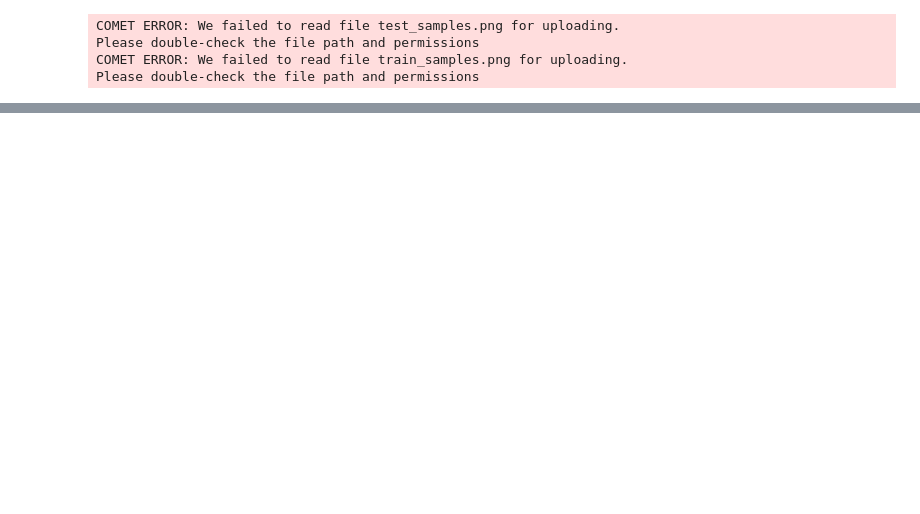
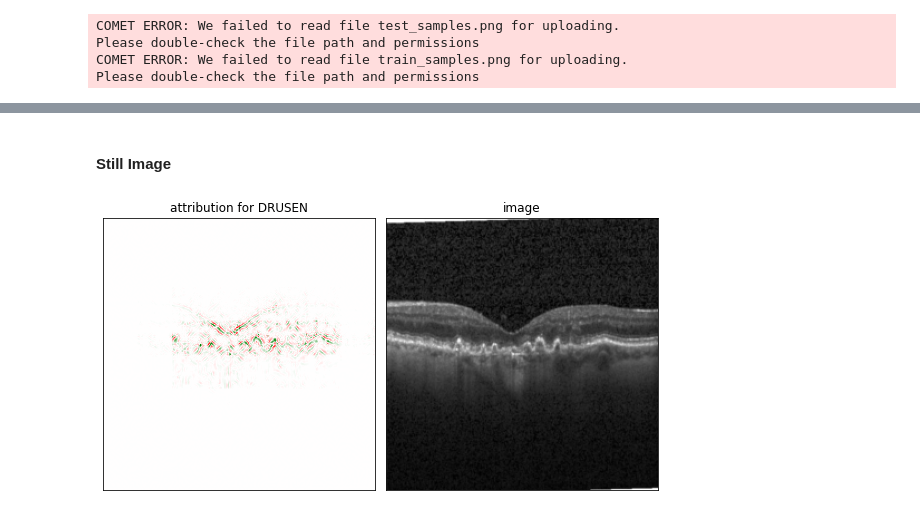
Before and after one commit to dssaenzml/simCLR_ML, a Jupyter notebook: SimCLR_OCT_Classifier_Midterm.ipynb, the cells around one changed output, grey strips where cells are left out. Cells and saved outputs as stored; diff of their text form; code cells hidden in the pictures; blank space fills up the shorter version.

```diff
--- a/SimCLR_OCT_Classifier_Midterm.ipynb
+++ b/SimCLR_OCT_Classifier_Midterm.ipynb
@@ -596,0 +672,34 @@ COMET INFO: Uploading 1 metrics, params and output messages
+# %% [markdown]
+#### Still Image
+# %%
+from PIL import Image
+from captum.attr import GuidedGradCam
+from captum.attr import visualization as viz
+
+center_crop = transforms.Compose([
+ transforms.Resize((244, 244)),
+ transforms.Grayscale(num_output_channels=3),
+])
+
+vis_types = ["heat_map", "original_image"]
+vis_signs = ["all", "all"] # "positive", "negative", or "all" to show both
+
+img = Image.open('/content/drive/MyDrive/Colab_Notebooks/OCT_Scans/OCT2017_M/test/DRUSEN-1173253-1.jpeg')
+
+input = transform(img)
+input = input.unsqueeze(0)
+
+guided_gc = GuidedGradCam(model_tuned, model_tuned.embeddings.encoder.layer4)
+attribution = guided_gc.attribute(input.cuda(), 3)
+
+attribution_cnv = np.transpose(attribution.squeeze().cpu().detach().numpy(), (1,2,0))
+
+_ = viz.visualize_image_attr_multiple(attribution_cnv,
+                                      np.array(center_crop(img)),
+                                      vis_types,
+                                      vis_signs,
+                                      ["attribution for DRUSEN", "image"],
+                                      show_colorbar = False
+                                     )
+# %% [output]
+[figure, added]
```
Also changed, not shown: parts of 22 cells of this notebook.
